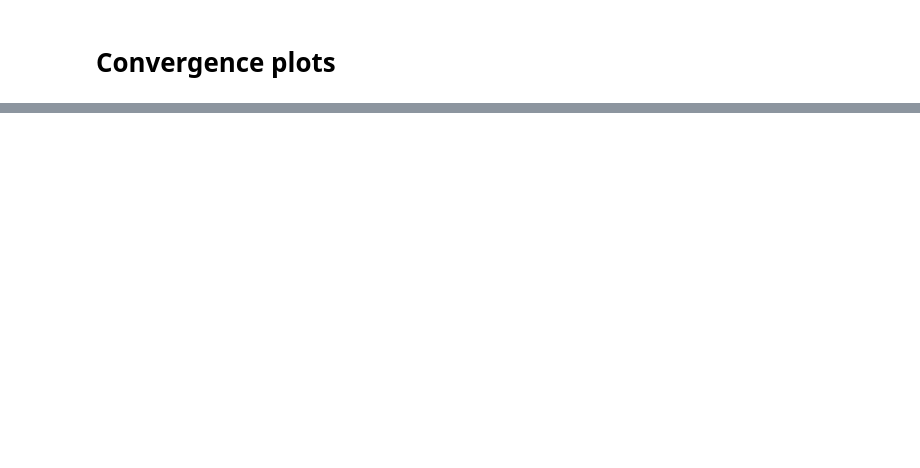
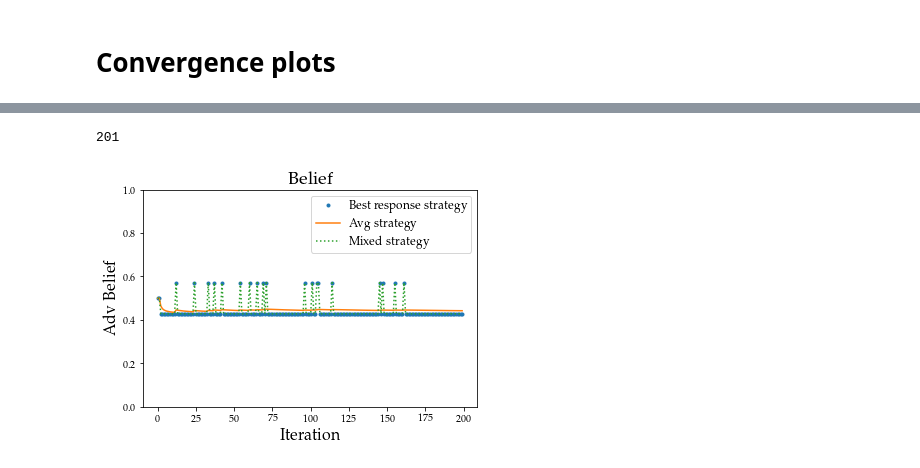
Before and after one commit to ShogoAkiyama/risk-sensitive-mcts, a Jupyter notebook: N-Pull Bandit Experiments.ipynb, the cells around one changed output, grey strips where cells are left out. Saved outputs shown, nothing was run; the diff lists cells and outputs as text; code cells hidden in the pictures; blank space fills up the shorter version.

```diff
--- a/N-Pull Bandit Experiments.ipynb
+++ b/N-Pull Bandit Experiments.ipynb
@@ -170,0 +192,21 @@ plt.show()
+# %%
+agent.N_belief_updates
+# %% [output]
+201
+# %%
+alpha_i = 3
+belief_np = np.array(belief_curves)
+br_belief_np = np.array(br_belief_curves)
+avg_belief_np = np.array(avg_belief_curves)
+plt.plot(br_belief_np[alpha_i,:,0], label='Best response strategy', linestyle='None', marker='.')
+plt.plot(avg_belief_np[alpha_i,:,0], label='Avg strategy')
+plt.plot(belief_np[alpha_i,:,0], label='Mixed strategy', linestyle=':')
+
+plt.title("Belief", fontsize=18)
+plt.ylabel("Adv Belief", fontsize=16)
+plt.xlabel("Iteration", fontsize=16)
+plt.legend(fontsize=12)
+plt.ylim([0,1])
+plt.show()
+# %% [output]
+[figure, added]
```
Also changed, not shown: parts of 11 cells of this notebook, 4 other files.
